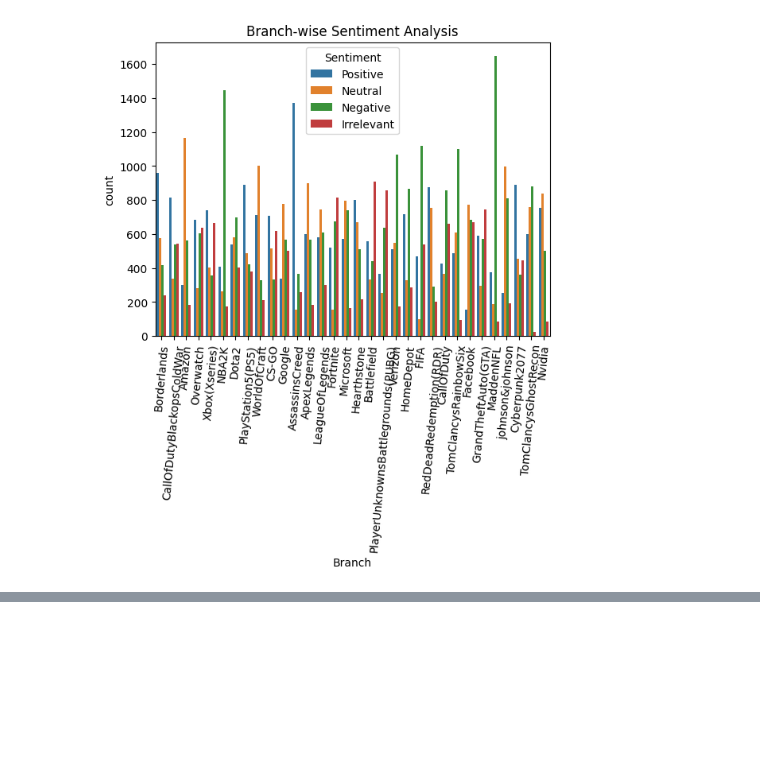
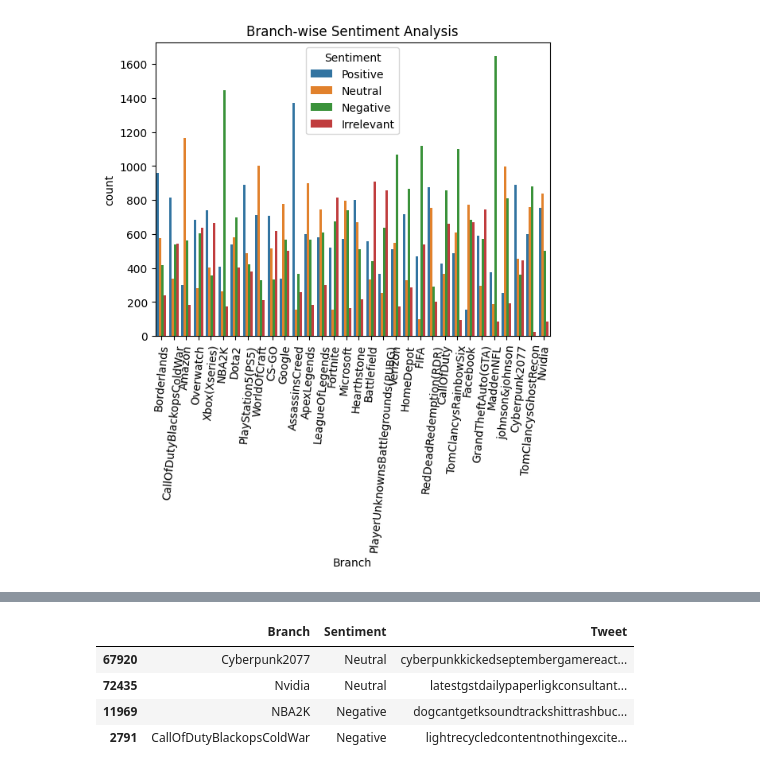
Before and after one commit to ClintonBeyene/PRODIGY_DS_04, a Jupyter notebook: notebooks/01-Exploratory-Data-Analysis.ipynb, the cells around one changed output, grey strips where cells are left out. Cells and saved outputs as stored; diff of their text form; code cells hidden in the pictures; blank space fills up the shorter version.

```diff
--- a/notebooks/01-Exploratory-Data-Analysis.ipynb
+++ b/notebooks/01-Exploratory-Data-Analysis.ipynb
@@ -222,0 +288,2 @@ ed.plot_branch_sentiment(df, 'Branch', 'Sentiment')
+# %%
+df['Tweet'] = df['Tweet'].apply(convert_to_lower)
@@ -222,0 +296,2 @@ ed.plot_branch_sentiment(df, 'Branch', 'Sentiment')
+# %%
+df['Tweet'] = df['Tweet'].apply(lambda x: remove_stopwords(x, set(nltk.corpus.stopwords.words('english'))))
@@ -222,0 +304,12 @@ ed.plot_branch_sentiment(df, 'Branch', 'Sentiment')
+# %%
+df['Tweet'] = df['Tweet'].apply(tokenize_text)
+# %%
+df['Tweet'] = df['Tweet'].apply(lambda x: ' '.join(x))
+# %%
+df.sample(4)
+# %% [output]
+|  | Branch | Sentiment | Tweet |
+| 67920 | Cyberpunk2077 | Neutral | cyberpunkkickedseptembergamereact... |
+| 72435 | Nvidia | Neutral | latestgstdailypaperligkconsultant... |
+| 11969 | NBA2K | Negative | dogcantgetksoundtrackshittrashbuc... |
+| 2791 | CallOfDutyBlackopsColdWar | Negative | lightrecycledcontentnothingexcite... |
```
Also changed, not shown: parts of 25 cells of this notebook.
